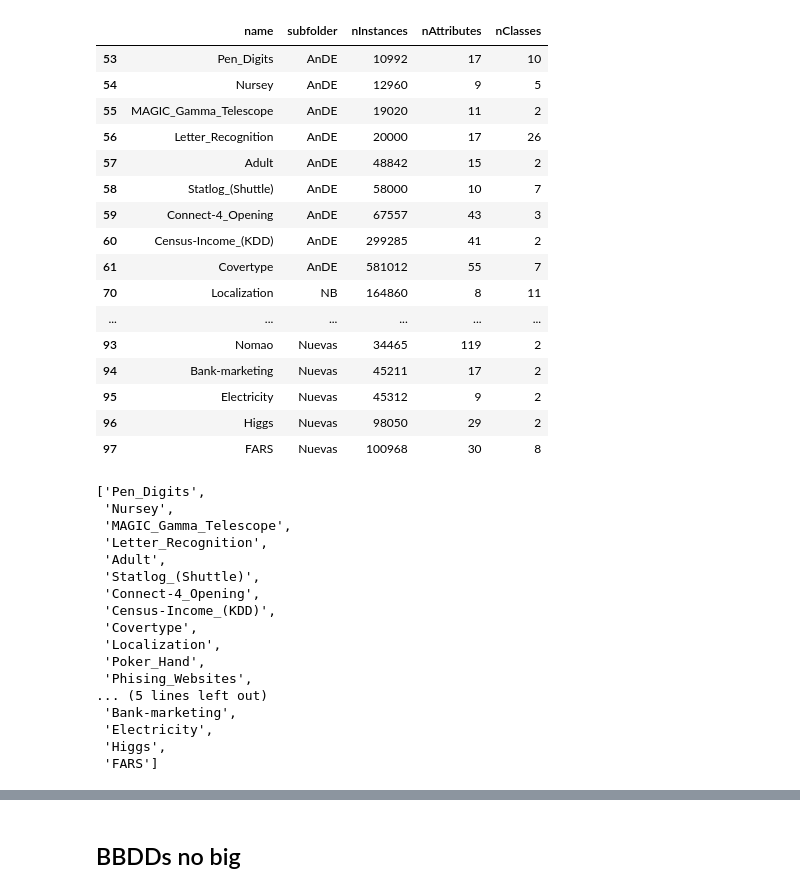
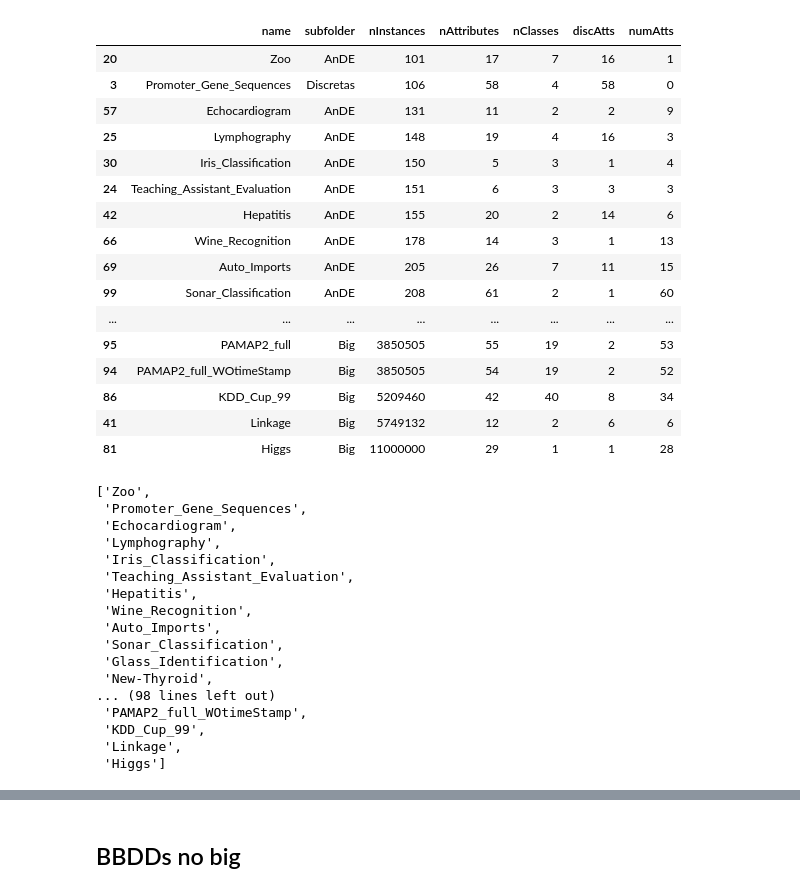
Before and after one commit to ptorrijos99/BayesFL, a Jupyter notebook: res/classification/metadata.ipynb, the cells around one changed output, grey strips where cells are left out. Cells and saved outputs as stored; diff of their text form; code cells hidden in the pictures.

Commit message:
BBDDs metadata

```diff
--- a/res/classification/metadata.ipynb
+++ b/res/classification/metadata.ipynb
@@ -43,0 +44,4 @@ metadata
+# %%
+# Order by numAtts
+metadata = metadata.sort_values(by=['numAtts']).reset_index(drop=True)
+metadata[metadata['nInstances'] > 1000]
@@ -44,46 +66,47 @@ metadata
 # %%
 # Get BBDDs with more than 500 instances
-big = metadata[metadata['nInstances'] > 10000]
+big = metadata[metadata['nInstances'] > 100].sort_values(by=['nInstances'])
 big
 # %% [output]
-|  | name | subfolder | nInstances | nAttributes | nClasses |
-| 53 | Pen_Digits | AnDE | 10992 | 17 | 10 |
-| 54 | Nursey | AnDE | 12960 | 9 | 5 |
-| 55 | MAGIC_Gamma_Telescope | AnDE | 19020 | 11 | 2 |
-| 56 | Letter_Recognition | AnDE | 20000 | 17 | 26 |
-| 57 | Adult | AnDE | 48842 | 15 | 2 |
-| 58 | Statlog_(Shuttle) | AnDE | 58000 | 10 | 7 |
-| 59 | Connect-4_Opening | AnDE | 67557 | 43 | 3 |
-| 60 | Census-Income_(KDD) | AnDE | 299285 | 41 | 2 |
-| 61 | Covertype | AnDE | 581012 | 55 | 7 |
-| 70 | Localization | NB | 164860 | 8 | 11 |
-| ... | ... | ... | ... | ... | ... |
-| 93 | Nomao | Nuevas | 34465 | 119 | 2 |
-| 94 | Bank-marketing | Nuevas | 45211 | 17 | 2 |
-| 95 | Electricity | Nuevas | 45312 | 9 | 2 |
-| 96 | Higgs | Nuevas | 98050 | 29 | 2 |
-| 97 | FARS | Nuevas | 100968 | 30 | 8 |
+|  | name | subfolder | nInstances | nAttributes | nClasses | discAtts | numAtts |
+| 20 | Zoo | AnDE | 101 | 17 | 7 | 16 | 1 |
+| 3 | Promoter_Gene_Sequences | Discretas | 106 | 58 | 4 | 58 | 0 |
+| 57 | Echocardiogram | AnDE | 131 | 11 | 2 | 2 | 9 |
+| 25 | Lymphography | AnDE | 148 | 19 | 4 | 16 | 3 |
+| 30 | Iris_Classification | AnDE | 150 | 5 | 3 | 1 | 4 |
+| 24 | Teaching_Assistant_Evaluation | AnDE | 151 | 6 | 3 | 3 | 3 |
+| 42 | Hepatitis | AnDE | 155 | 20 | 2 | 14 | 6 |
+| 66 | Wine_Recognition | AnDE | 178 | 14 | 3 | 1 | 13 |
+| 69 | Auto_Imports | AnDE | 205 | 26 | 7 | 11 | 15 |
+| 99 | Sonar_Classification | AnDE | 208 | 61 | 2 | 1 | 60 |
+| ... | ... | ... | ... | ... | ... | ... | ... |
+| 95 | PAMAP2_full | Big | 3850505 | 55 | 19 | 2 | 53 |
+| 94 | PAMAP2_full_WOtimeStamp | Big | 3850505 | 54 | 19 | 2 | 52 |
+| 86 | KDD_Cup_99 | Big | 5209460 | 42 | 40 | 8 | 34 |
+| 41 | Linkage | Big | 5749132 | 12 | 2 | 6 | 6 |
+| 81 | Higgs | Big | 11000000 | 29 | 1 | 1 | 28 |
 # %%
-# Get the names as list
-big['name'].tolist()
+# Get the names as list, ordered by nInstances
+big_names = big.sort_values(by=['nInstances'])['name'].tolist()
+big_names
 # %% [output]
-['Pen_Digits',
- 'Nursey',
- 'MAGIC_Gamma_Telescope',
- 'Letter_Recognition',
- 'Adult',
- 'Statlog_(Shuttle)',
- 'Connect-4_Opening',
- 'Census-Income_(KDD)',
- 'Covertype',
- 'Localization',
- 'Poker_Hand',
- 'Phising_Websites',
-... (5 lines left out)
- 'Bank-marketing',
- 'Electricity',
- 'Higgs',
- 'FARS']
+['Zoo',
+ 'Promoter_Gene_Sequences',
+ 'Echocardiogram',
+ 'Lymphography',
+ 'Iris_Classification',
+ 'Teaching_Assistant_Evaluation',
+ 'Hepatitis',
+ 'Wine_Recognition',
+ 'Auto_Imports',
+ 'Sonar_Classification',
+ 'Glass_Identification',
+ 'New-Thyroid',
+... (98 lines left out)
+ 'PAMAP2_full_WOtimeStamp',
+ 'KDD_Cup_99',
+ 'Linkage',
+ 'Higgs']
 # %%
 # Get a different list for each subfolder (AnDE, NB y Nuevas)
 big.groupby('subfolder')['name'].apply(lambda x: ' '.join(['"' + item + '"' for item in x]))
```
Also changed, not shown: parts of 9 cells of this notebook, 1 other file.
